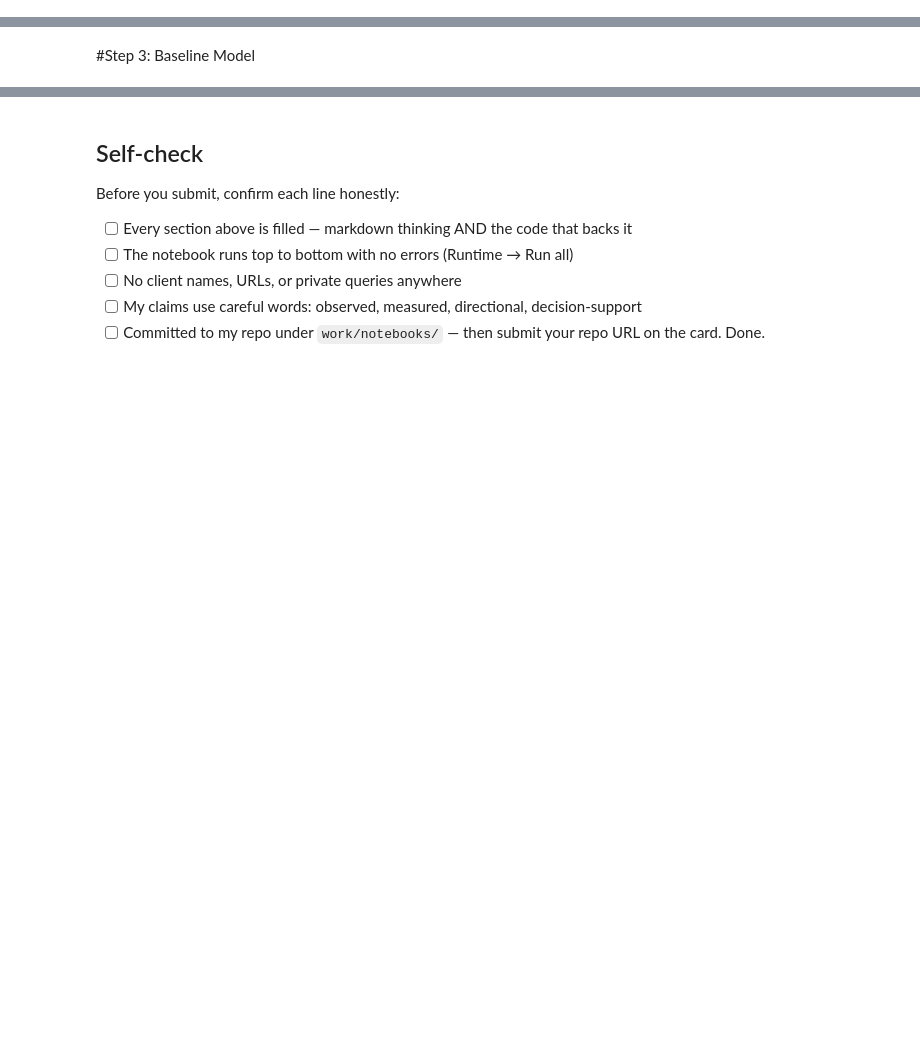
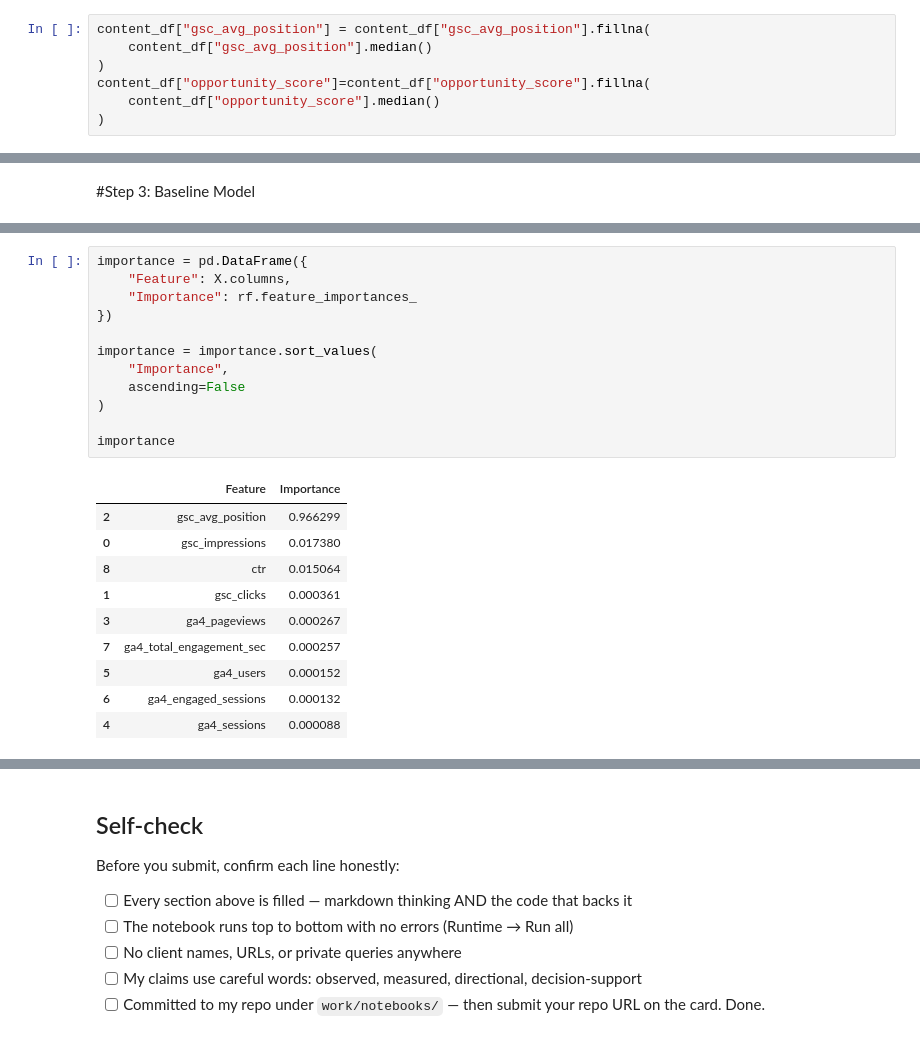
Before and after one commit to asherkashif/flyrank-ml-internship, a Jupyter notebook: work/notebooks/capstone.ipynb, the cells around one changed output, grey strips where cells are left out. Saved outputs shown, nothing was run; the diff lists cells and outputs as text; blank space fills up the shorter version.

```diff
--- a/work/notebooks/capstone.ipynb
+++ b/work/notebooks/capstone.ipynb
@@ -724,6 +723,13 @@ plt.savefig(
 plt.show()
 # %% [output]
 [figure]
+# %%
+content_df["gsc_avg_position"] = content_df["gsc_avg_position"].fillna(
+    content_df["gsc_avg_position"].median()
+)
+content_df["opportunity_score"]=content_df["opportunity_score"].fillna(
+    content_df["opportunity_score"].median()
+)
 # %% [markdown]
 #Step 1: Prepare Features
 # %%
@@ -787,0 +882,23 @@ ValueError: Input y contains NaN.
+# %%
+importance = pd.DataFrame({
+    "Feature": X.columns,
+    "Importance": rf.feature_importances_
+})
+
+importance = importance.sort_values(
+    "Importance",
+    ascending=False
+)
+
+importance
+# %% [output]
+|  | Feature | Importance |
+| 2 | gsc_avg_position | 0.966299 |
+| 0 | gsc_impressions | 0.017380 |
+| 8 | ctr | 0.015064 |
+| 1 | gsc_clicks | 0.000361 |
+| 3 | ga4_pageviews | 0.000267 |
+| 7 | ga4_total_engagement_sec | 0.000257 |
+| 5 | ga4_users | 0.000152 |
+| 6 | ga4_engaged_sessions | 0.000132 |
+| 4 | ga4_sessions | 0.000088 |
```
Also changed, not shown: parts of 7 cells of this notebook.
